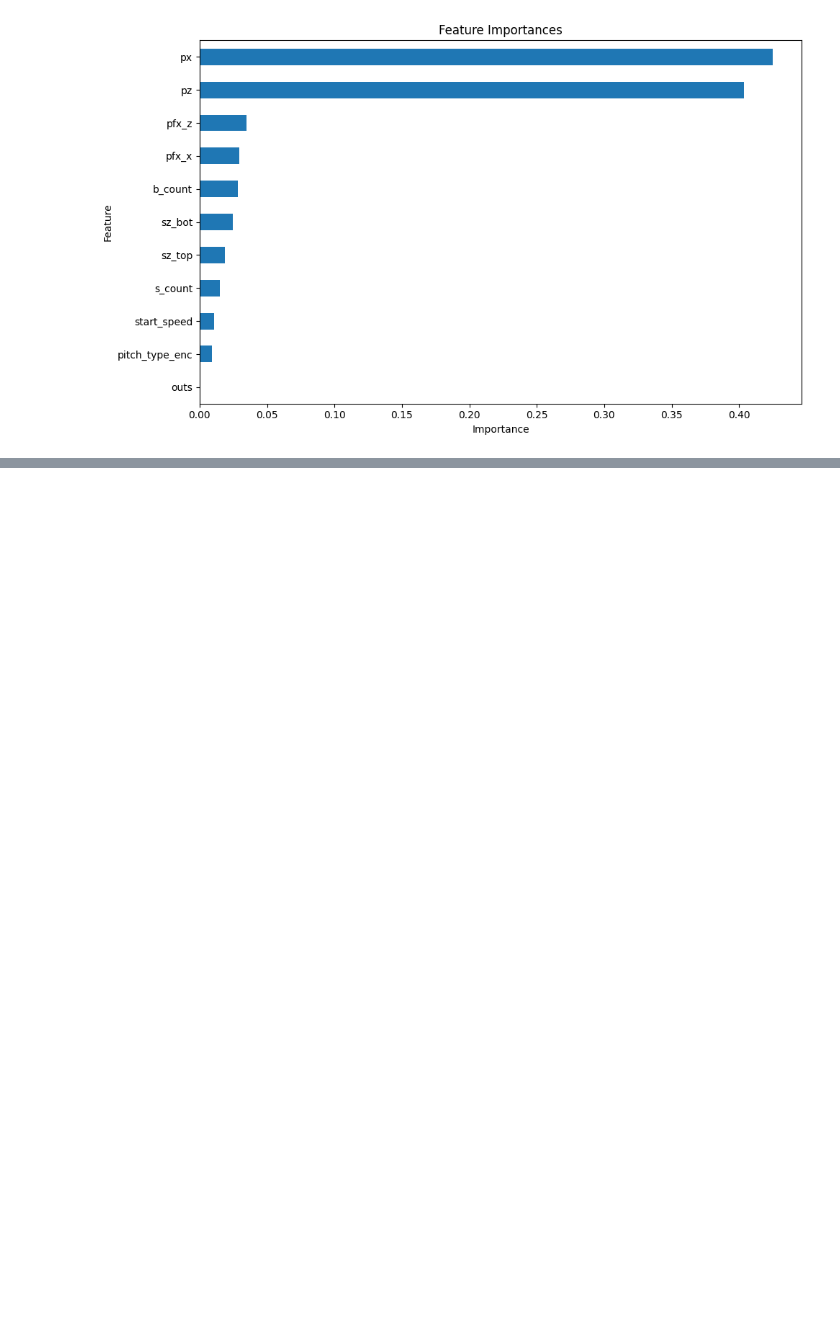
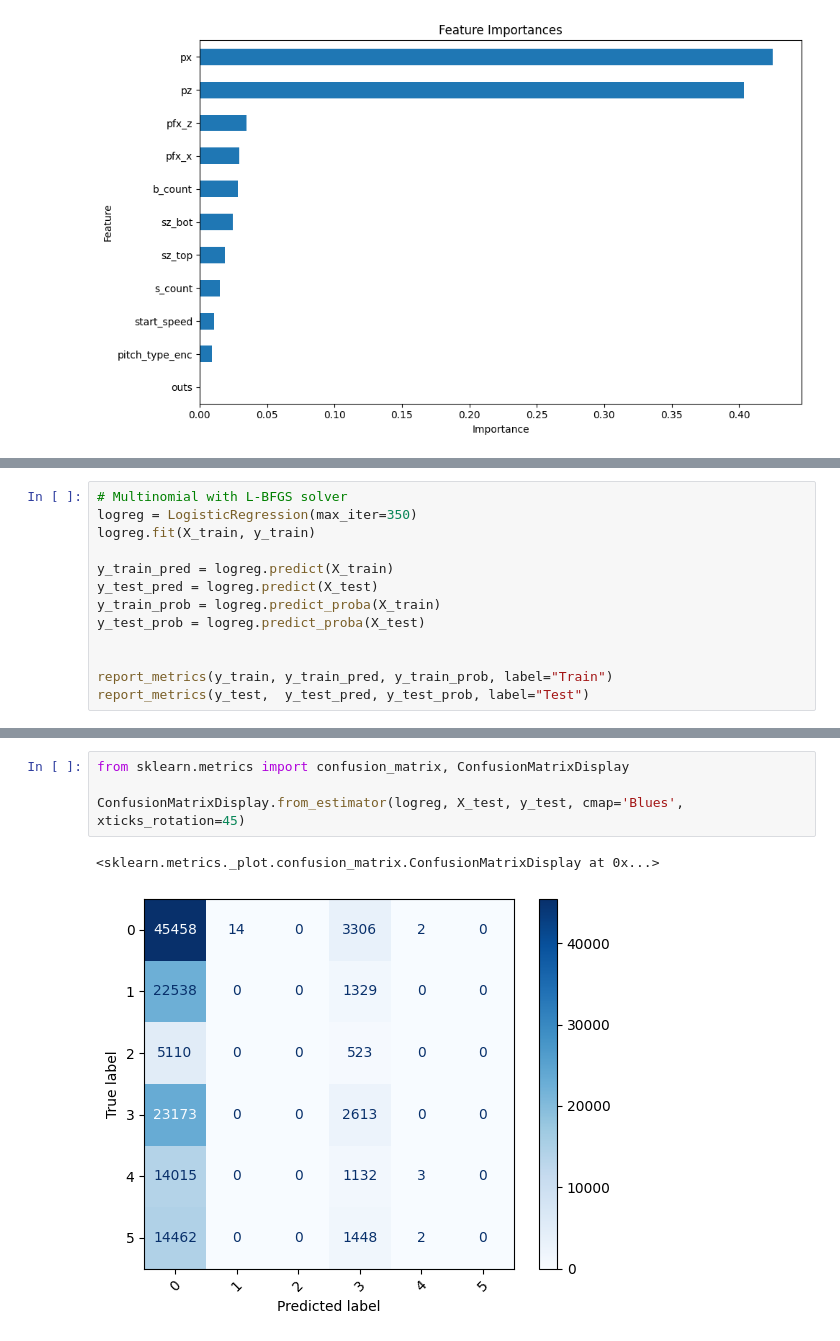
Before and after one commit to BeWelsh/mlb-pitch-outcome-predictor, a Jupyter notebook: main.ipynb, the cells around one changed output, grey strips where cells are left out. Drawn from its saved outputs; the diff is of its cells as text; blank space fills up the shorter version.

Commit message:
add multi class logistic regression model with simple visualization

```diff
--- a/main.ipynb
+++ b/main.ipynb
@@ -366,0 +372,13 @@ plt.show()
+# %%
+# Multinomial with L-BFGS solver
+logreg = LogisticRegression(max_iter=350)
+logreg.fit(X_train, y_train)
+
+y_train_pred = logreg.predict(X_train)
+y_test_pred = logreg.predict(X_test)
+y_train_prob = logreg.predict_proba(X_train)
+y_test_prob = logreg.predict_proba(X_test)
+
+
+report_metrics(y_train, y_train_pred, y_train_prob, label="Train")
+report_metrics(y_test,  y_test_pred, y_test_prob, label="Test")
@@ -366,0 +409,7 @@ plt.show()
+# %%
+from sklearn.metrics import confusion_matrix, ConfusionMatrixDisplay
+
+ConfusionMatrixDisplay.from_estimator(logreg, X_test, y_test, cmap='Blues', xticks_rotation=45)
+# %% [output]
+<sklearn.metrics._plot.confusion_matrix.ConfusionMatrixDisplay at 0x...>
+[figure, added]
```
Also changed, not shown: parts of 5 cells of this notebook.
